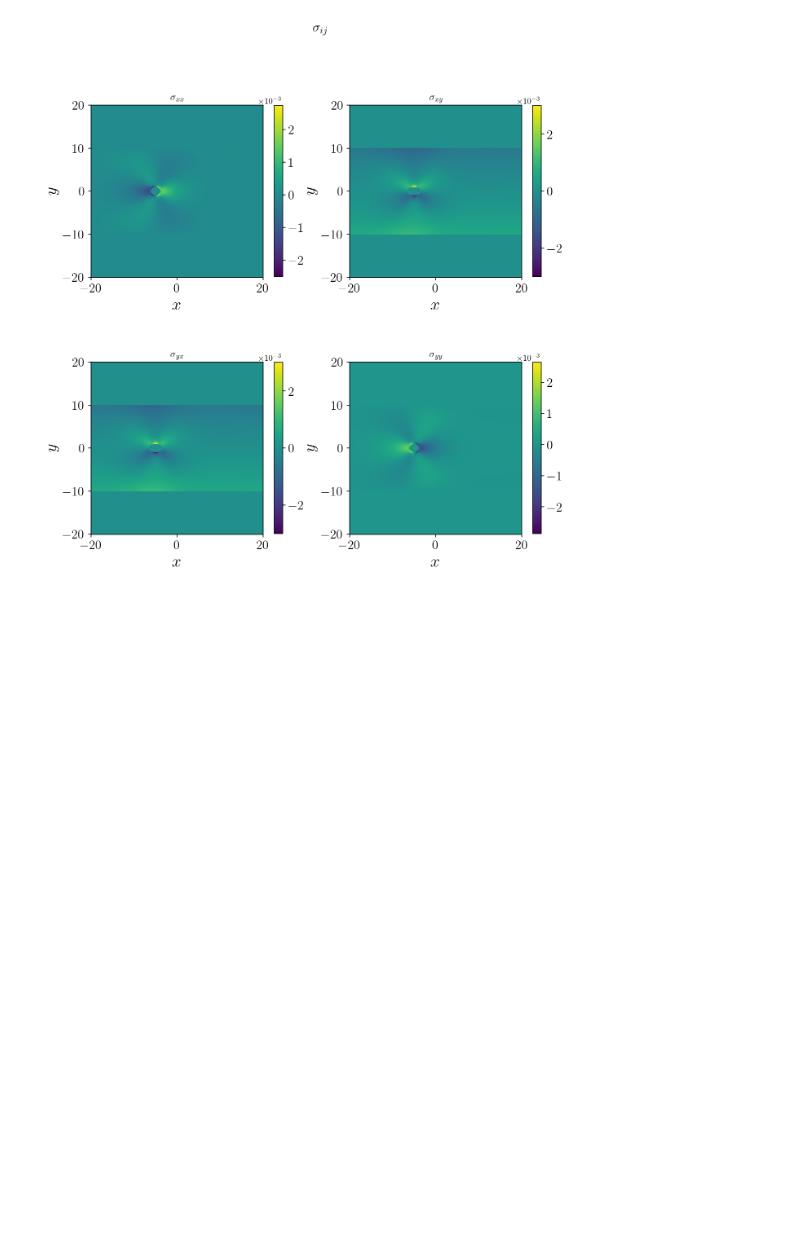
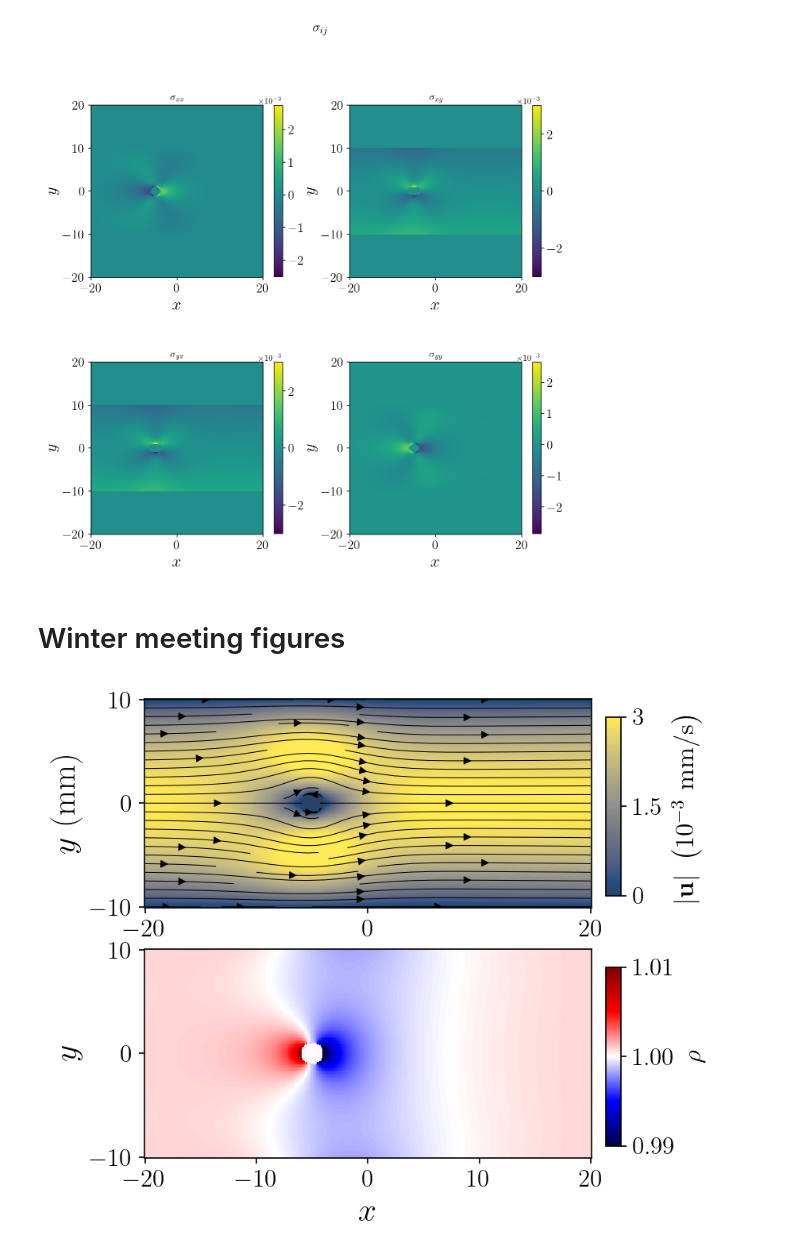
Before and after one commit to david16correa/LBM-benchmarks, a Jupyter notebook: 02 Obstructed Poiseuille/notebook/main.ipynb, the cells around one changed output. Drawn from its saved outputs; the diff is of its cells as text; code cells hidden in the pictures; blank space fills up the shorter version.

Commit message:
figures for winter meeting
nbs are still a mess, but figures are looking good

```diff
--- a/02 Obstructed Poiseuille/notebook/main.ipynb
+++ b/02 Obstructed Poiseuille/notebook/main.ipynb
@@ -221,3 +221,7 @@ for i in range(4):
 plt.show()
 # %% [output]
 [figure]
+# %% [markdown]
+# Winter meeting figures
+# %%
+fluidDf = pd.read_csv(dir + f"fluidTrj_{ticks[-1]}.csv").set_index(["id_x","id_y"]).sort_index()
@@ -223,0 +328,5 @@ plt.show()
+# %%
+fig, axes = fluidOverview(fluidDf)
+plt.show()
+# %% [output]
+[figure, added]
```
Also changed, not shown: parts of 1 cell of this notebook, 2 other files.
